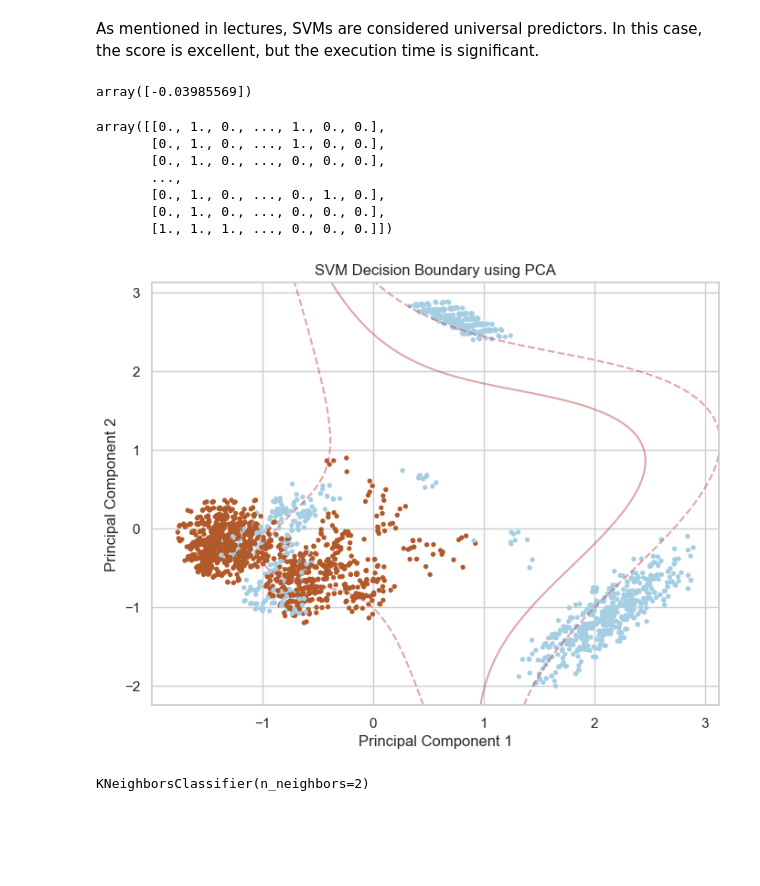
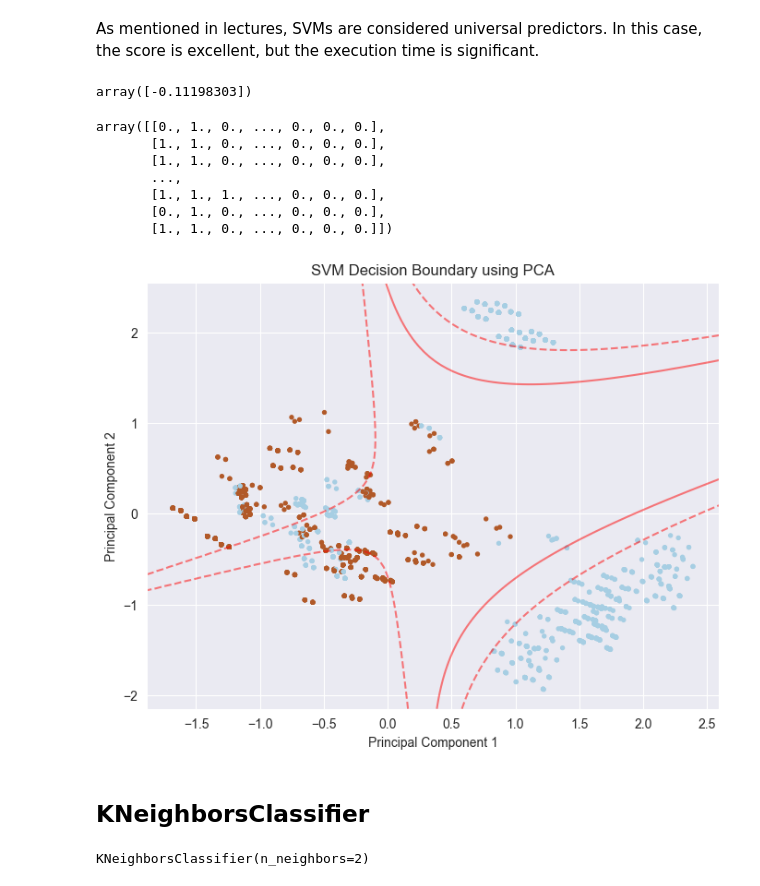
Before and after one commit to reneta-dimitrova96/Machine-Learning-Project-2023---Mushroom-Classification, a Jupyter notebook: mushroom_classification.ipynb, the cells around one changed output. Cells and saved outputs as stored; diff of their text form; code cells hidden in the pictures; blank space fills up the shorter version.

```diff
--- a/mushroom_classification.ipynb
+++ b/mushroom_classification.ipynb
@@ -790,7 +794,7 @@ param_tree_cls = {
 baseline_tree_cls = DecisionTreeClassifier(random_state=42)
 # %%
 random_search = RandomizedSearchCV(baseline_tree_cls, param_distributions=param_tree_cls, n_iter=20,
-                                   cv=5, scoring='accuracy', random_state=42, n_jobs=-1)
+                                   cv=5, random_state=42, n_jobs=-1)
 random_search.fit(X_train, y_train)
 # %% [output]
 RandomizedSearchCV(cv=5, estimator=DecisionTreeClassifier(random_state=42),
@@ -970,7 +969,7 @@ param_grid_random_forest_cls = {
 # %%
 baseline_random_forest_cls = RandomForestClassifier()
 # %%
-grid_search = GridSearchCV(estimator=baseline_random_forest_cls, param_grid=param_grid_random_forest_cls, cv=5, scoring='accuracy')
+grid_search = GridSearchCV(estimator=baseline_random_forest_cls, param_grid=param_grid_random_forest_cls, cv=5)
 grid_search.fit(X_train, y_train)
 # %% [output]
 GridSearchCV(cv=5, estimator=RandomForestClassifier(),
@@ -1116,6 +1109,3 @@ LGBMClassifier(verbosity=-1)
 lgbm_classifier.score(X_test, y_test)
 # %% [output]
 1.0
-# %%
-grid_search_lgbm_cls = GridSearchCV(estimator=lgbm_classifier, param_grid=param_grid_lgbm_cls, cv=3, scoring='accuracy')
-grid_search_lgbm_cls.fit(X_train, y_train)
@@ -1259,7 +1229,7 @@ param_grid_svm_cls = {
 # %%
 svm_classifier = SVC()
 # %%
-grid_search_svm_cls = GridSearchCV(estimator=svm_classifier, param_grid=param_grid_svm_cls, cv=5, scoring='accuracy')
+grid_search_svm_cls = GridSearchCV(estimator=svm_classifier, param_grid=param_grid_svm_cls, cv=5)
 grid_search_svm_cls.fit(X_train, y_train)
 # %% [output]
 GridSearchCV(cv=5, estimator=SVC(),
@@ -1290,43 +1255,45 @@ As mentioned in lectures, SVMs are considered universal predictors. In this case
 # %%
 best_svm_cls.intercept_
 # %% [output]
-array([-0.03985569])
+array([-0.11198303])
 # %%
 best_svm_cls.support_vectors_
 # %% [output]
-array([[0., 1., 0., ..., 1., 0., 0.],
-       [0., 1., 0., ..., 1., 0., 0.],
+array([[0., 1., 0., ..., 0., 0., 0.],
+       [1., 1., 0., ..., 0., 0., 0.],
+       [1., 1., 0., ..., 0., 0., 0.],
+       ...,
+       [1., 1., 1., ..., 0., 0., 0.],
        [0., 1., 0., ..., 0., 0., 0.],
-       ...,
-       [0., 1., 0., ..., 0., 1., 0.],
-       [0., 1., 0., ..., 0., 0., 0.],
-       [1., 1., 1., ..., 0., 0., 0.]])
+       [1., 1., 0., ..., 0., 0., 0.]])
 # %%
 pca = PCA(n_components=2)
 X_train_pca = pca.fit_transform(X_train)
 
-svm = SVC(kernel='poly', C=0.1, gamma=0.1)
+svm = SVC(kernel='poly', C=0.1, gamma=1)
 svm.fit(X_train_pca, y_train)
 
 X_test_pca = pca.transform(X_test)
 
 plt.figure(figsize=(8, 6))
 plt.scatter(X_test_pca[:, 0], X_test_pca[:, 1], c=y_test, cmap=plt.cm.Paired, s=8)
 
 ax = plt.gca()
 xlim = ax.get_xlim()
 ylim = ax.get_ylim()
 xx, yy = np.meshgrid(np.linspace(xlim[0], xlim[1], 100), np.linspace(ylim[0], ylim[1], 100))
 Z = svm.decision_function(np.c_[xx.ravel(), yy.ravel()])
 Z = Z.reshape(xx.shape)
 
 ax.contour(xx, yy, Z, colors='r', levels=[-1, 0, 1], alpha=0.5, linestyles=['--', '-', '--'])
 plt.xlabel('Principal Component 1')
 plt.ylabel('Principal Component 2')
 plt.title('SVM Decision Boundary using PCA')
 plt.show()
 # %% [output]
-[figure, old version]
+[figure, new version]
+# %% [markdown]
+## KNeighborsClassifier
 # %%
 k_neighbors_cls = KNeighborsClassifier(n_neighbors=2)
 k_neighbors_cls.fit(X_train, y_train)
```
Also changed, not shown: parts of 36 cells of this notebook.
